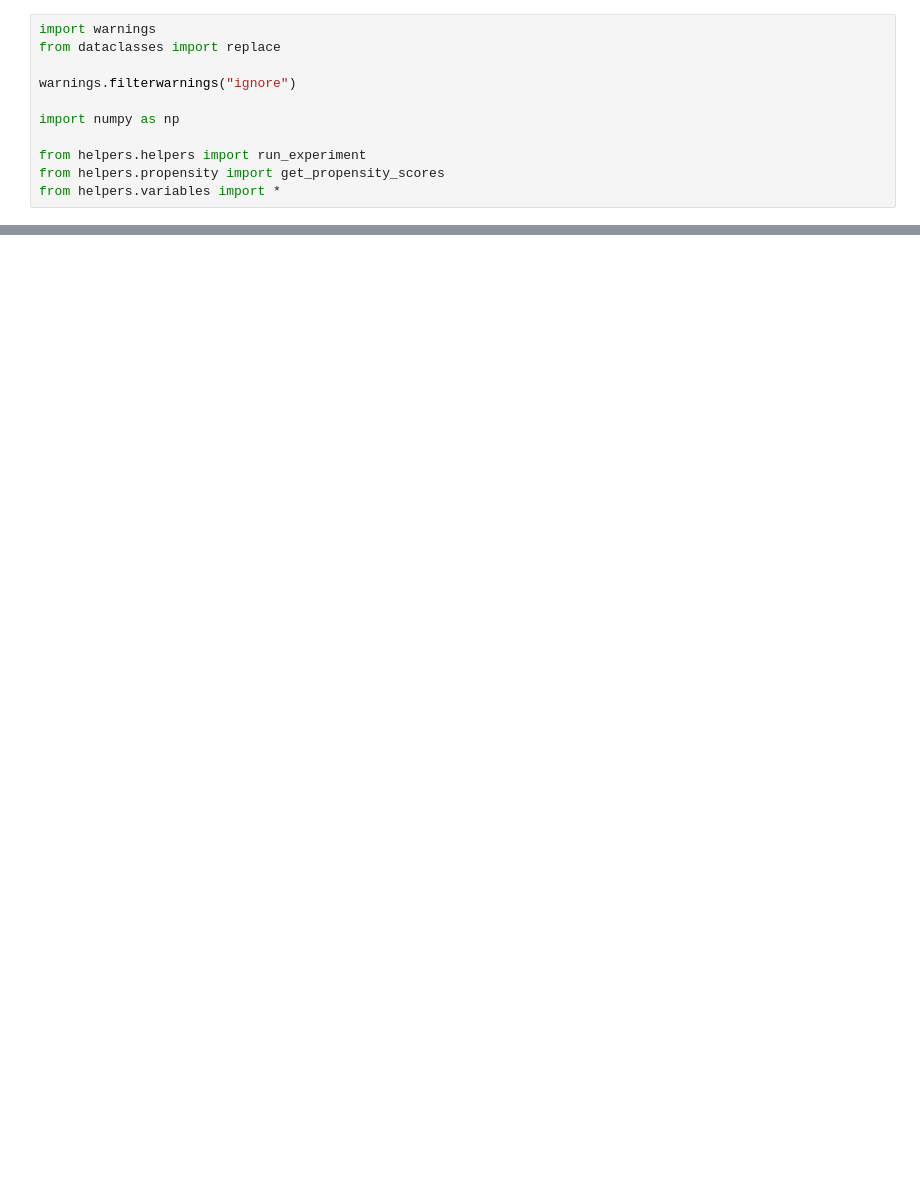
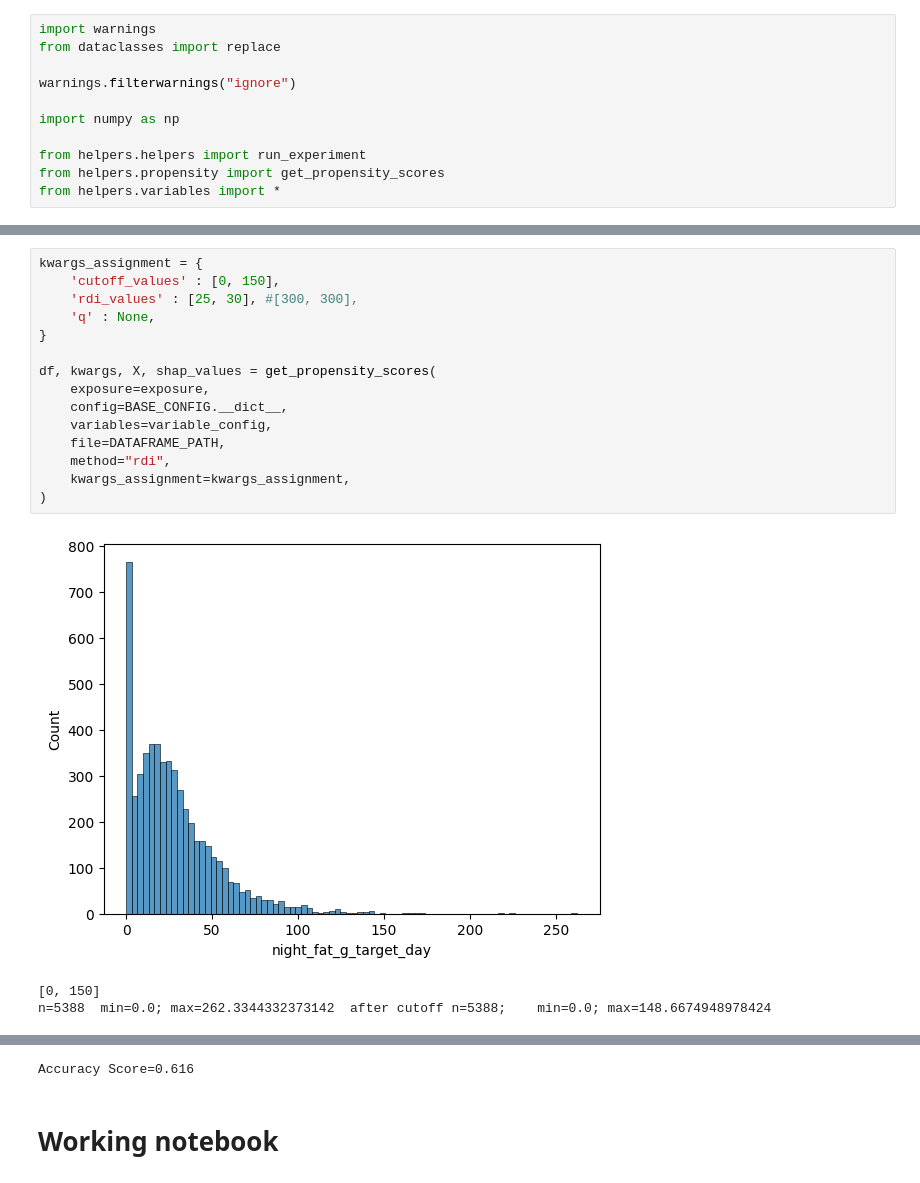
Before and after one commit to mashaashkolnik/causal_framework, a Jupyter notebook: template.ipynb, the cells around one changed output, grey strips where cells are left out. Saved outputs shown, nothing was run; the diff lists cells and outputs as text; blank space fills up the shorter version.

```diff
--- a/template.ipynb
+++ b/template.ipynb
@@ -47,0 +77,19 @@ from helpers.variables import *
+# %%
+kwargs_assignment = {
+    'cutoff_values' : [0, 150],
+    'rdi_values' : [25, 30], #[300, 300],
+    'q' : None,
+}
+
+df, kwargs, X, shap_values = get_propensity_scores(
+    exposure=exposure,
+    config=BASE_CONFIG.__dict__,
+    variables=variable_config,
+    file=DATAFRAME_PATH,
+    method="rdi",
+    kwargs_assignment=kwargs_assignment,
+)
+# %% [output]
+[figure, added]
+[0, 150]
+n=5388  min=0.0; max=262.3344332373142  after cutoff n=5388;    min=0.0; max=148.6674948978424
@@ -47,0 +97,3 @@ from helpers.variables import *
+Accuracy Score=0.616
+# %% [markdown]
+# Working notebook
```
Also changed, not shown: parts of 7 cells of this notebook, 4 other files.
